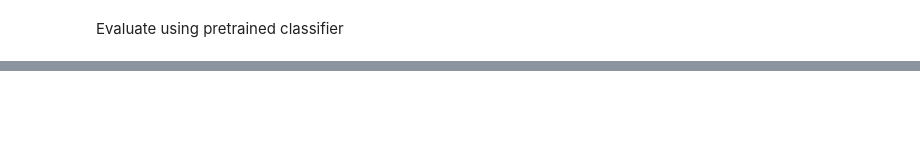
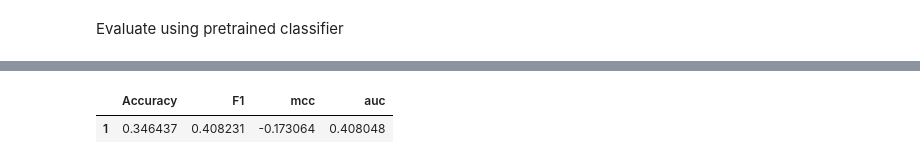
Before and after one commit to harryb257/MScProject, a Jupyter notebook: ESM2 finetune.ipynb, the cells around one changed output, grey strips where cells are left out. Cells and saved outputs as stored; diff of their text form; code cells hidden in the pictures; blank space fills up the shorter version.

Commit message:
Add predictions using clf head on test data

```diff
--- a/ESM2 finetune.ipynb
+++ b/ESM2 finetune.ipynb
@@ -772,7 +770,7 @@ test_df_2 = test_df_2.groupby(['Info_protein_id','Info_group'], as_index=False).
 test_df_2 = sliding_window(test_df_2)
 
 # Create datasets
-test_datasets = SequenceDataset(test_df_2)
+test_datasets = {1:SequenceDataset(test_df_2)}
 
 # Create train batches
 test_loaded = {}
@@ -780,7 +778,4 @@ test_loaded = {}
 for key, value in test_datasets.items():
     batched = batch_create(value, tokenizer, model)
     test_loaded[key] = batched
-
-
-len(test_batched)
 # %% [output]
@@ -869,0 +822,7 @@ test_preds
+# %%
+# Create pandas dataframe
+data = { 'Accuracy':accuracy, 'F1':f1, 'mcc':mcc, 'auc':auc}
+pd.DataFrame(data, index=np.array(np.arange(1,2)))
+# %% [output]
+|  | Accuracy | F1 | mcc | auc |
+| 1 | 0.346437 | 0.408231 | -0.173064 | 0.408048 |
```
Also changed, not shown: parts of 7 cells of this notebook.
